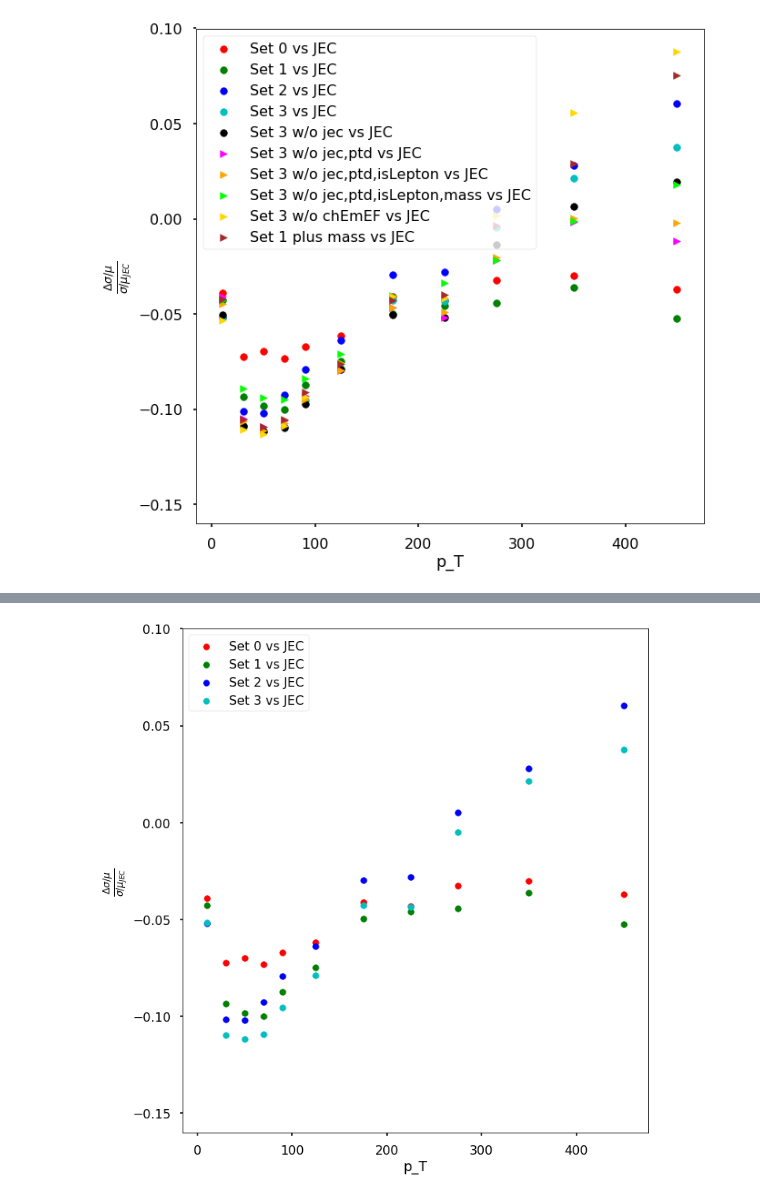
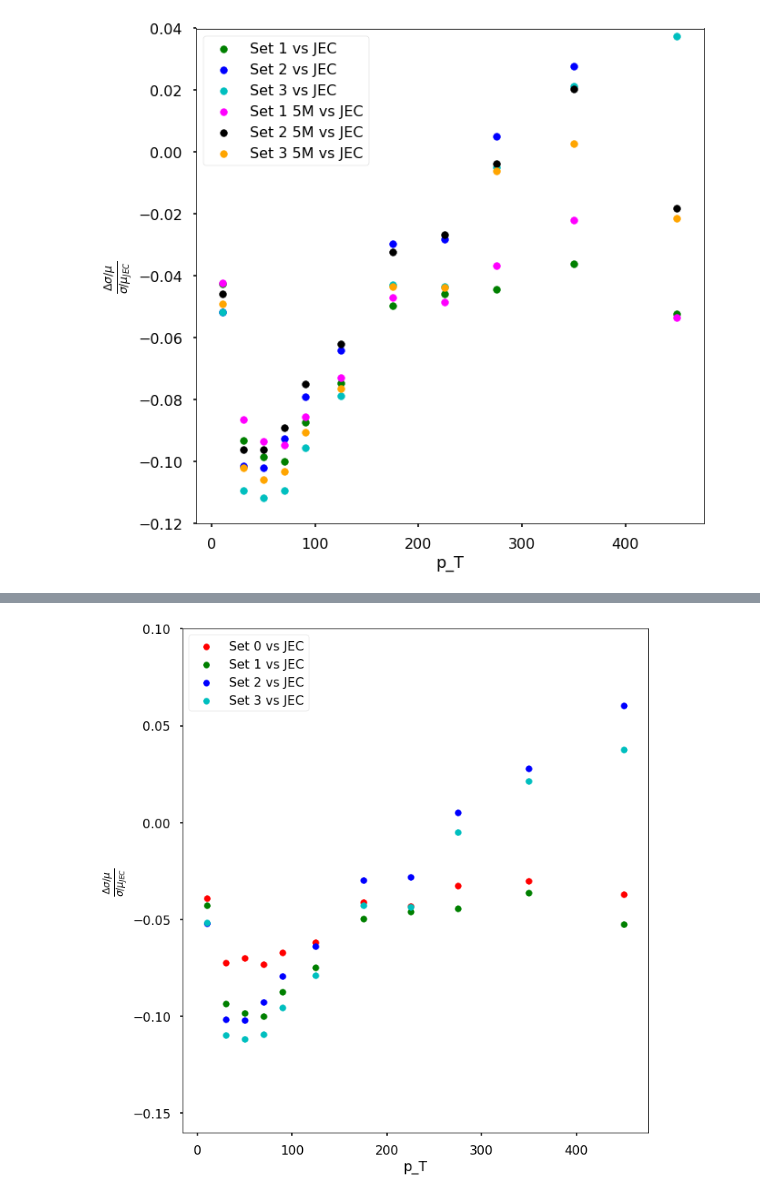
Before and after one commit to michelif/HHbbgg_ETH, a Jupyter notebook: bregression/notebooks/QuantifyImprovement.ipynb, the cells around one changed output, grey strips where cells are left out. Drawn from its saved outputs; the diff is of its cells as text; code cells hidden in the pictures.

```diff
--- a/bregression/notebooks/QuantifyImprovement.ipynb
+++ b/bregression/notebooks/QuantifyImprovement.ipynb
@@ -4,7 +4,7 @@ import numpy as np
 import matplotlib.pyplot as plt
 # %%
 sample='ttbar'
-path='/scratch/snx3000/nchernya/bregression/plots/quantiles/2018-03-12/2018-03-01_job23_rawJetsJECtarget/%s/'%sample
+path='/scratch/snx3000/nchernya/bregression/plots/quantiles/2018-03-21/2018-03-01_job23_rawJetsJECtarget/%s/'%sample
 # %%
 whats=['p_T','eta','rho']
 which = 0
@@ -16,24 +16,27 @@ df = pd.read_csv(path+files)
 to_compare=['p_T','delta_Hbb_JEC_rel','delta_ETH_JEC_rel','delta_ETH_JEC_rel','delta_Pisa_JEC_rel','delta_ETH_Pisa_JEC_rel']
 #df[to_compare].round(3)
 # %%
-ax = df.plot.scatter(x='%s'%whats[which],y='delta_Hbb_JEC_rel',color='r',s=61,label='Set 0 vs JEC')
-df.plot.scatter(x='%s'%whats[which],y='delta_ETH_JEC_rel',color='g',s=61,ax=ax,label='Set 1 vs JEC')
+ax = df.plot.scatter(x='%s'%whats[which],y='delta_ETH_JEC_rel',color='g',s=61,label='Set 1 vs JEC')
 df.plot.scatter(x='%s'%whats[which],y='delta_Pisa_JEC_rel',color='b',s=61,ax=ax,label='Set 2 vs JEC')
 df.plot.scatter(x='%s'%whats[which],y='delta_ETH_Pisa_JEC_rel',color='c',s=61,ax=ax,label='Set 3 vs JEC')
-df.plot.scatter(x='%s'%whats[which],y='delta_ETH_Pisa_nojec_JEC_rel',color='black',s=61,ax=ax,label='Set 3 w/o jec vs JEC')
-df.plot.scatter(x='%s'%whats[which],y='delta_ETH_Pisa_nojec_noptd_JEC_rel',color='magenta',marker='>',s=61,ax=ax,label='Set 3 w/o jec,ptd vs JEC')
-df.plot.scatter(x='%s'%whats[which],y='delta_ETH_Pisa_nojec_noptd_noislepton_JEC_rel',color='orange',marker='>',s=61,ax=ax,label='Set 3 w/o jec,ptd,isLepton vs JEC ')
-df.plot.scatter(x='%s'%whats[which],y='delta_ETH_Pisa_nojec_noptd_noislepton_nomass_JEC_rel',color='lime',marker='>',s=61,ax=ax,label='Set 3 w/o jec,ptd,isLepton,mass vs JEC')
-df.plot.scatter(x='%s'%whats[which],y='delta_ETH_Pisa_nochEmEf_JEC_rel',color='gold',marker='>',s=61,ax=ax,label='Set 3 w/o chEmEF vs JEC')
-df.plot.scatter(x='%s'%whats[which],y='delta_ETH_mass_JEC_rel',color='brown',marker='>',s=61,ax=ax,label='Set 1 plus mass vs JEC')
+df.plot.scatter(x='%s'%whats[which],y='delta_ETH_5M_JEC_rel',color='magenta',s=61,ax=ax,label='Set 1 5M vs JEC')
+df.plot.scatter(x='%s'%whats[which],y='delta_Pisa_5M_JEC_rel',color='black',s=61,ax=ax,label='Set 2 5M vs JEC')
+df.plot.scatter(x='%s'%whats[which],y='delta_ETH_Pisa_5M_JEC_rel',color='orange',s=61,ax=ax,label='Set 3 5M vs JEC')
+#ax = df.plot.scatter(x='%s'%whats[which],y='delta_Hbb_JEC_rel',color='r',s=61,label='Set 0 vs JEC')
+#df.plot.scatter(x='%s'%whats[which],y='delta_ETH_Pisa_nojec_JEC_rel',color='black',s=61,ax=ax,label='Set 3 w/o jec vs JEC')
+#df.plot.scatter(x='%s'%whats[which],y='delta_ETH_Pisa_nojec_noptd_JEC_rel',color='magenta',marker='>',s=61,ax=ax,label='Set 3 w/o jec,ptd vs JEC')
+#df.plot.scatter(x='%s'%whats[which],y='delta_ETH_Pisa_nojec_noptd_noislepton_JEC_rel',color='orange',marker='>',s=61,ax=ax,label='Set 3 w/o jec,ptd,isLepton vs JEC ')
+#df.plot.scatter(x='%s'%whats[which],y='delta_ETH_Pisa_nojec_noptd_noislepton_nomass_JEC_rel',color='lime',marker='>',s=61,ax=ax,label='Set 3 w/o jec,ptd,isLepton,mass vs JEC')
+#df.plot.scatter(x='%s'%whats[which],y='delta_ETH_Pisa_nochEmEf_JEC_rel',color='gold',marker='>',s=61,ax=ax,label='Set 3 w/o chEmEF vs JEC')
+#df.plot.scatter(x='%s'%whats[which],y='delta_ETH_mass_JEC_rel',color='brown',marker='>',s=61,ax=ax,label='Set 1 plus mass vs JEC')
 
 
 ax.set_ylabel('$\\frac{\Delta \sigma/\mu}{\sigma/\mu_{JEC}}$ ')
 axes = plt.gca()
-axes.set_ylim(-0.16,0.10)
+axes.set_ylim(-0.12,0.04)
 savename='delta_sigma_mu_jec_norol_%s_%s%s'%(whats[which],sample,where)
 plt.savefig(path+savename+'.pdf')
 plt.savefig(path+savename+'.png')
 plt.show()
 # %% [output]
-[figure, old version]
+[figure, new version]
```
Also changed, not shown: parts of 1 cell of this notebook.
